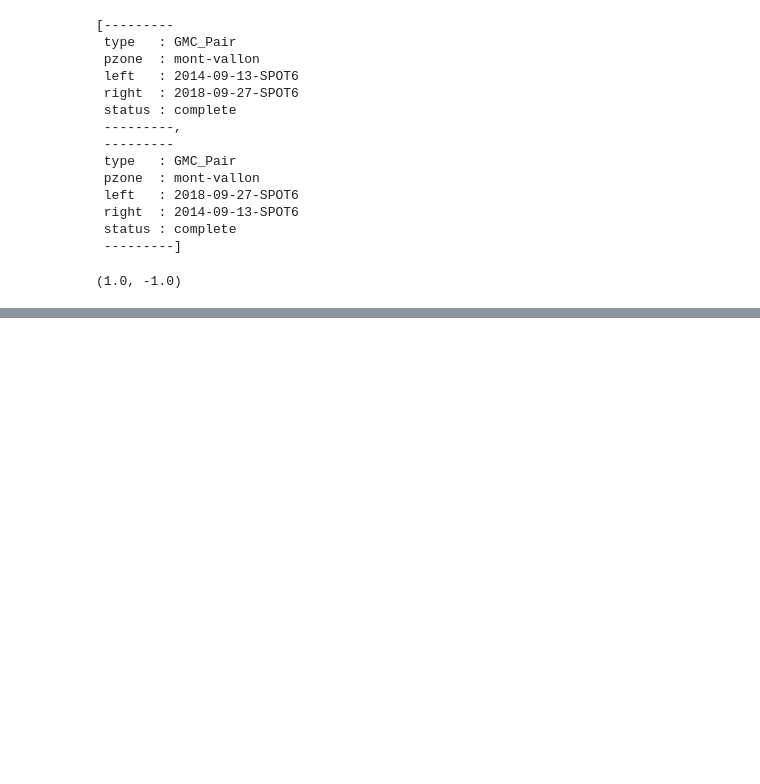
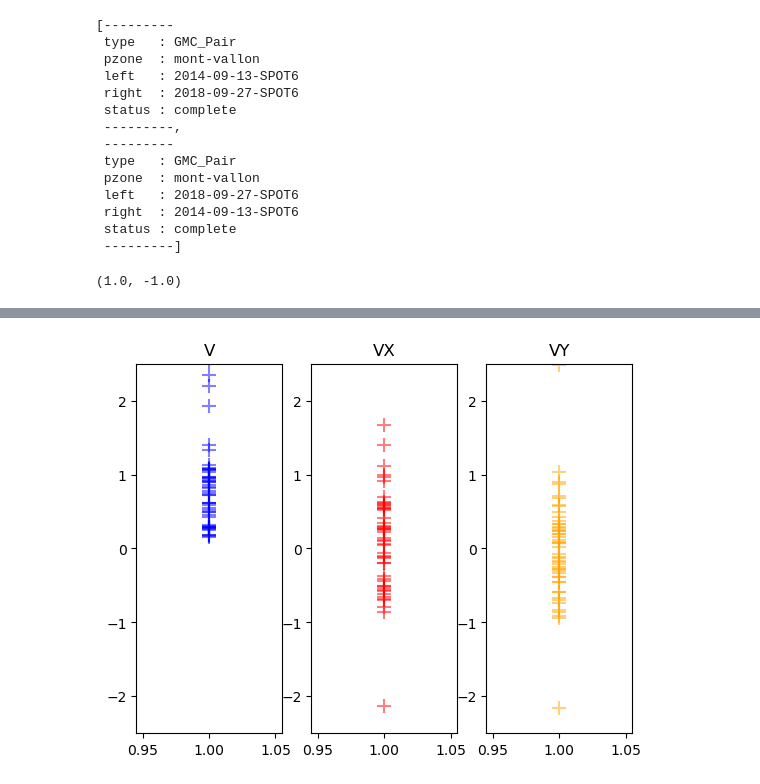
Before and after one commit to rgdyn-toolbox/GeoMultiCorr, a Jupyter notebook: src/manips_ronan.ipynb, the cells around one changed output, grey strips where cells are left out. Cells and saved outputs as stored; diff of their text form; code cells hidden in the pictures; blank space fills up the shorter version.

```diff
--- a/src/manips_ronan.ipynb
+++ b/src/manips_ronan.ipynb
@@ -225,19 +522,21 @@ np.ma.masked_array()
 # %%
 def visualisation_graphique(df) :
 
     # visualisation résultats en nuage de points
     low,max = -2.5, 2.5
     fig, axs = plt.subplots(1,3)
     x_std = [1 for x in range(len(df))]
     gv, gvx, gvy = axs
     axs = [gv, gvx, gvy]
     color = ['blue','red','orange']
     titre = ['V','VX','VY']
     i = 0
     for elem in [df.v,df.vx,df.vy] :
         axs[i].scatter(x_std, elem, c=color[i], s=100, alpha=0.5, marker='+')
         axs[i].set_title(titre[i])
         axs[i].set_ybound((low,max))
         i += 1
 
-visualisation_graphique(df)
+visualisation_graphique(a)
+# %% [output]
+[figure, added]
```
Also changed, not shown: parts of 14 cells of this notebook, 5 other files.
